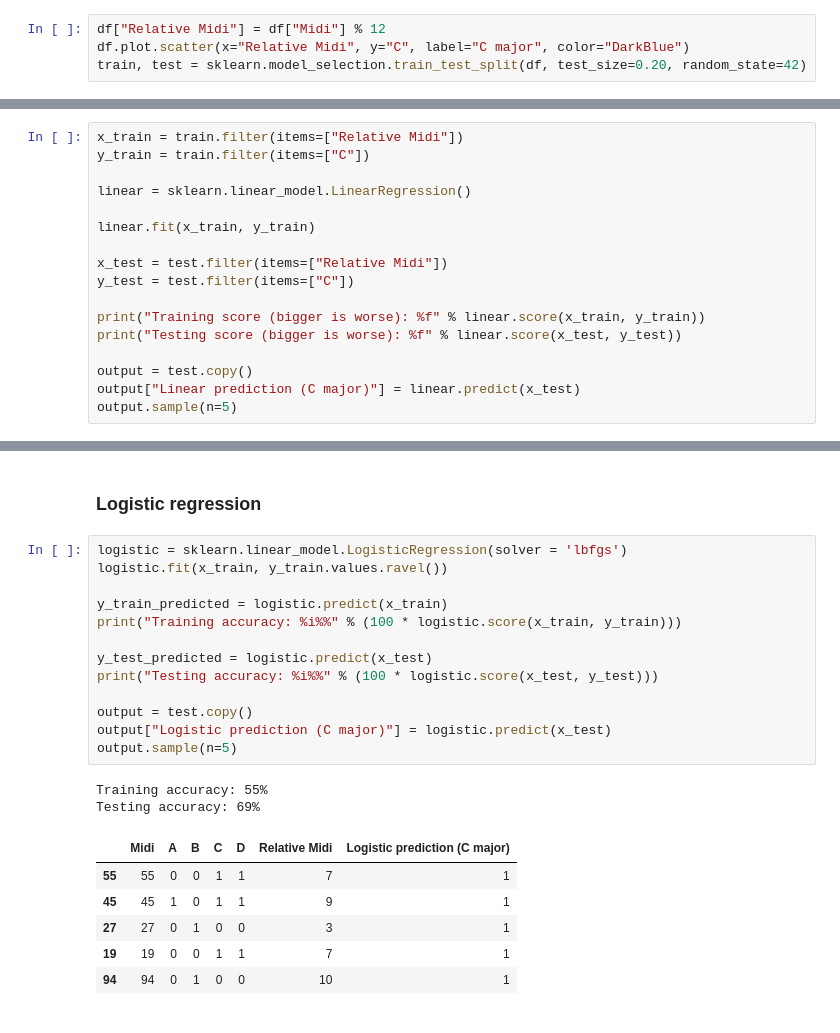
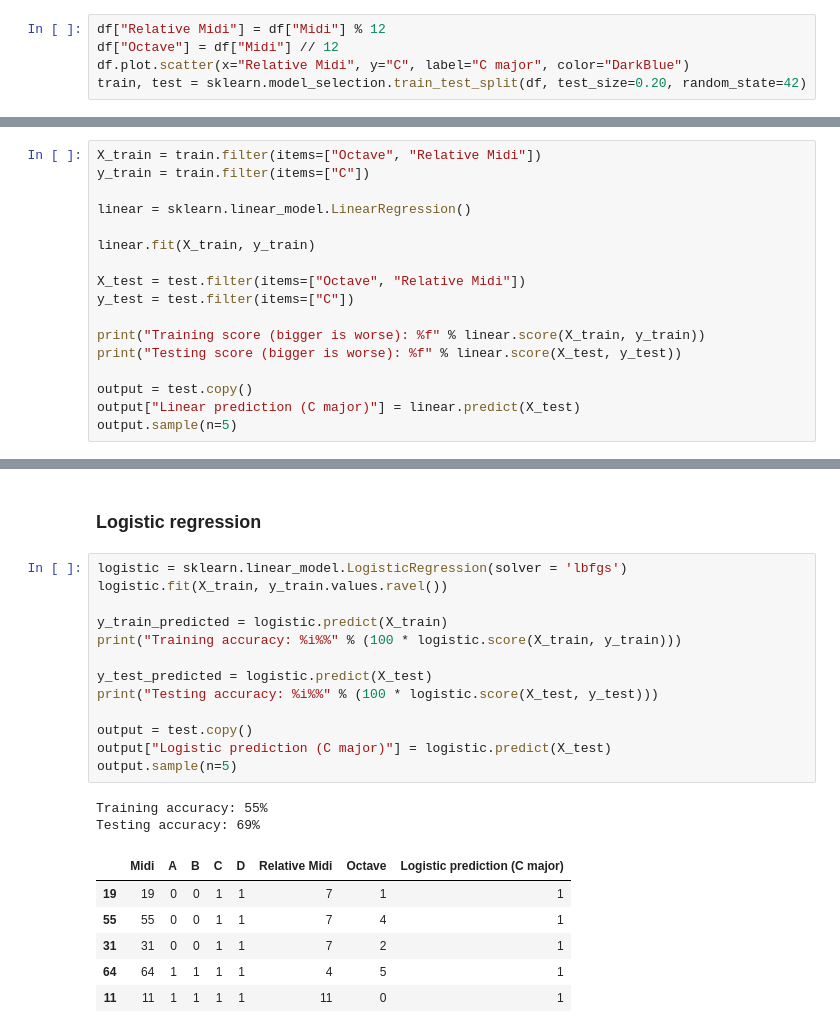
Before and after one commit to ctford/old-town-code, a Jupyter notebook: old-town-code.ipynb, the cells around one changed output, grey strips where cells are left out. Drawn from its saved outputs; the diff is of its cells as text.

```diff
--- a/old-town-code.ipynb
+++ b/old-town-code.ipynb
@@ -88,6 +88,7 @@ Testing accuracy: 69%
 ### Encoding
 # %%
 df["Relative Midi"] = df["Midi"] % 12
+df["Octave"] = df["Midi"] // 12
 df.plot.scatter(x="Relative Midi", y="C", label="C major", color="DarkBlue")
 train, test = sklearn.model_selection.train_test_split(df, test_size=0.20, random_state=42)
 # %% [output]
@@ -95,20 +96,20 @@ train, test = sklearn.model_selection.train_test_split(df, test_size=0.20, rando
 # %% [markdown]
 ### Linear regression
 # %%
-x_train = train.filter(items=["Relative Midi"])
+X_train = train.filter(items=["Octave", "Relative Midi"])
 y_train = train.filter(items=["C"])
 
 linear = sklearn.linear_model.LinearRegression()
 
-linear.fit(x_train, y_train)
+linear.fit(X_train, y_train)
 
-x_test = test.filter(items=["Relative Midi"])
+X_test = test.filter(items=["Octave", "Relative Midi"])
 y_test = test.filter(items=["C"])
 
-print("Training score (bigger is worse): %f" % linear.score(x_train, y_train))
-print("Testing score (bigger is worse): %f" % linear.score(x_test, y_test))
+print("Training score (bigger is worse): %f" % linear.score(X_train, y_train))
+print("Testing score (bigger is worse): %f" % linear.score(X_test, y_test))
 
 output = test.copy()
-output["Linear prediction (C major)"] = linear.predict(x_test)
+output["Linear prediction (C major)"] = linear.predict(X_test)
 output.sample(n=5)
 # %% [output]
@@ -124,23 +125,23 @@ Testing score (bigger is worse): -0.111450
 ### Logistic regression
 # %%
 logistic = sklearn.linear_model.LogisticRegression(solver = 'lbfgs')
-logistic.fit(x_train, y_train.values.ravel())
+logistic.fit(X_train, y_train.values.ravel())
 
-y_train_predicted = logistic.predict(x_train)
-print("Training accuracy: %i%%" % (100 * logistic.score(x_train, y_train)))
+y_train_predicted = logistic.predict(X_train)
+print("Training accuracy: %i%%" % (100 * logistic.score(X_train, y_train)))
 
-y_test_predicted = logistic.predict(x_test)
-print("Testing accuracy: %i%%" % (100 * logistic.score(x_test, y_test)))
+y_test_predicted = logistic.predict(X_test)
+print("Testing accuracy: %i%%" % (100 * logistic.score(X_test, y_test)))
 
 output = test.copy()
-output["Logistic prediction (C major)"] = logistic.predict(x_test)
+output["Logistic prediction (C major)"] = logistic.predict(X_test)
 output.sample(n=5)
 # %% [output]
 Training accuracy: 55%
 Testing accuracy: 69%
-|  | Midi | A | B | C | D | Relative Midi | Logistic prediction (C major) |
-| 55 | 55 | 0 | 0 | 1 | 1 | 7 | 1 |
-| 45 | 45 | 1 | 0 | 1 | 1 | 9 | 1 |
-| 27 | 27 | 0 | 1 | 0 | 0 | 3 | 1 |
-| 19 | 19 | 0 | 0 | 1 | 1 | 7 | 1 |
-| 94 | 94 | 0 | 1 | 0 | 0 | 10 | 1 |
+|  | Midi | A | B | C | D | Relative Midi | Octave | Logistic prediction (C major) |
+| 19 | 19 | 0 | 0 | 1 | 1 | 7 | 1 | 1 |
+| 55 | 55 | 0 | 0 | 1 | 1 | 7 | 4 | 1 |
+| 31 | 31 | 0 | 0 | 1 | 1 | 7 | 2 | 1 |
+| 64 | 64 | 1 | 1 | 1 | 1 | 4 | 5 | 1 |
+| 11 | 11 | 1 | 1 | 1 | 1 | 11 | 0 | 1 |
```
Also changed, not shown: parts of 3 cells of this notebook.
